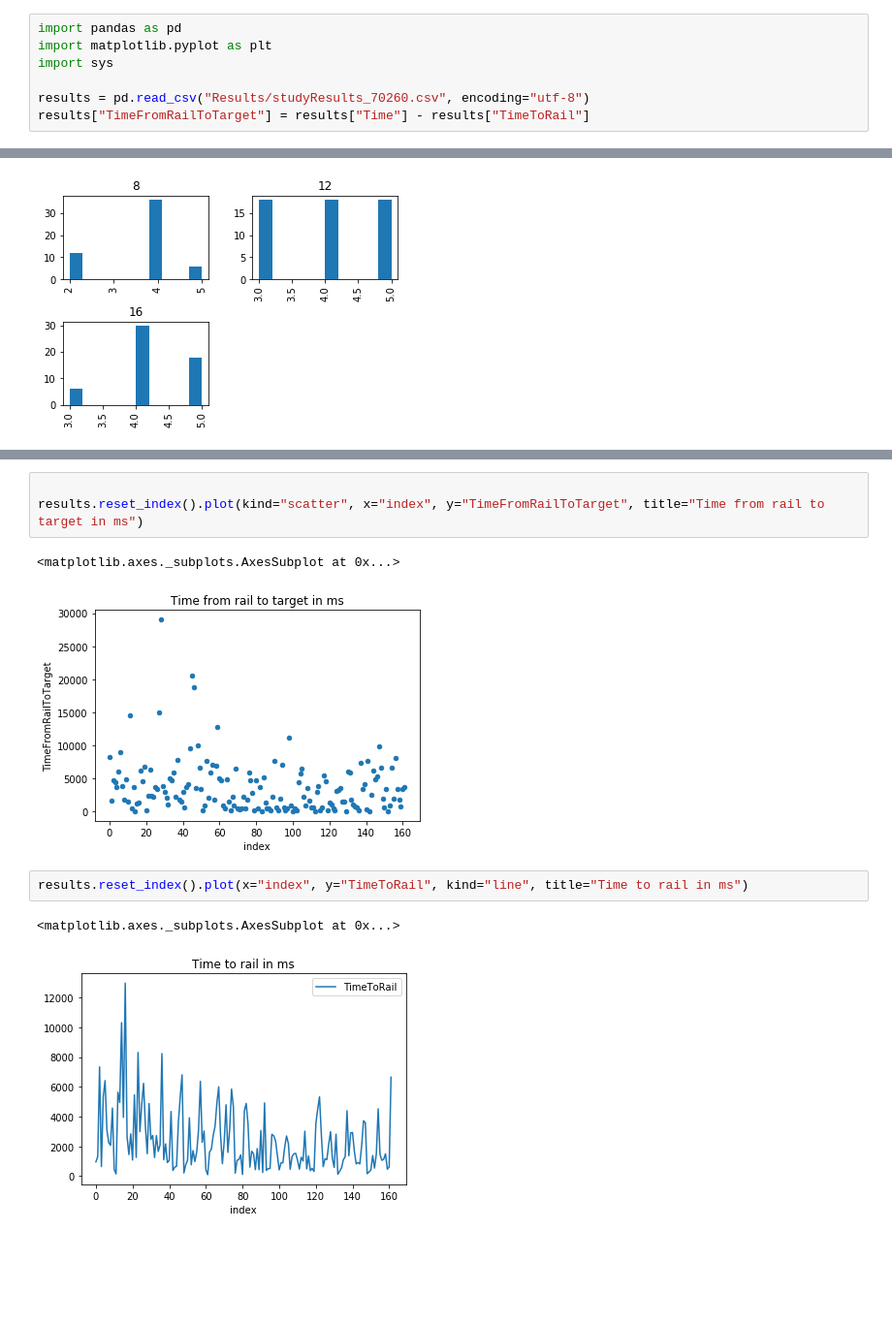
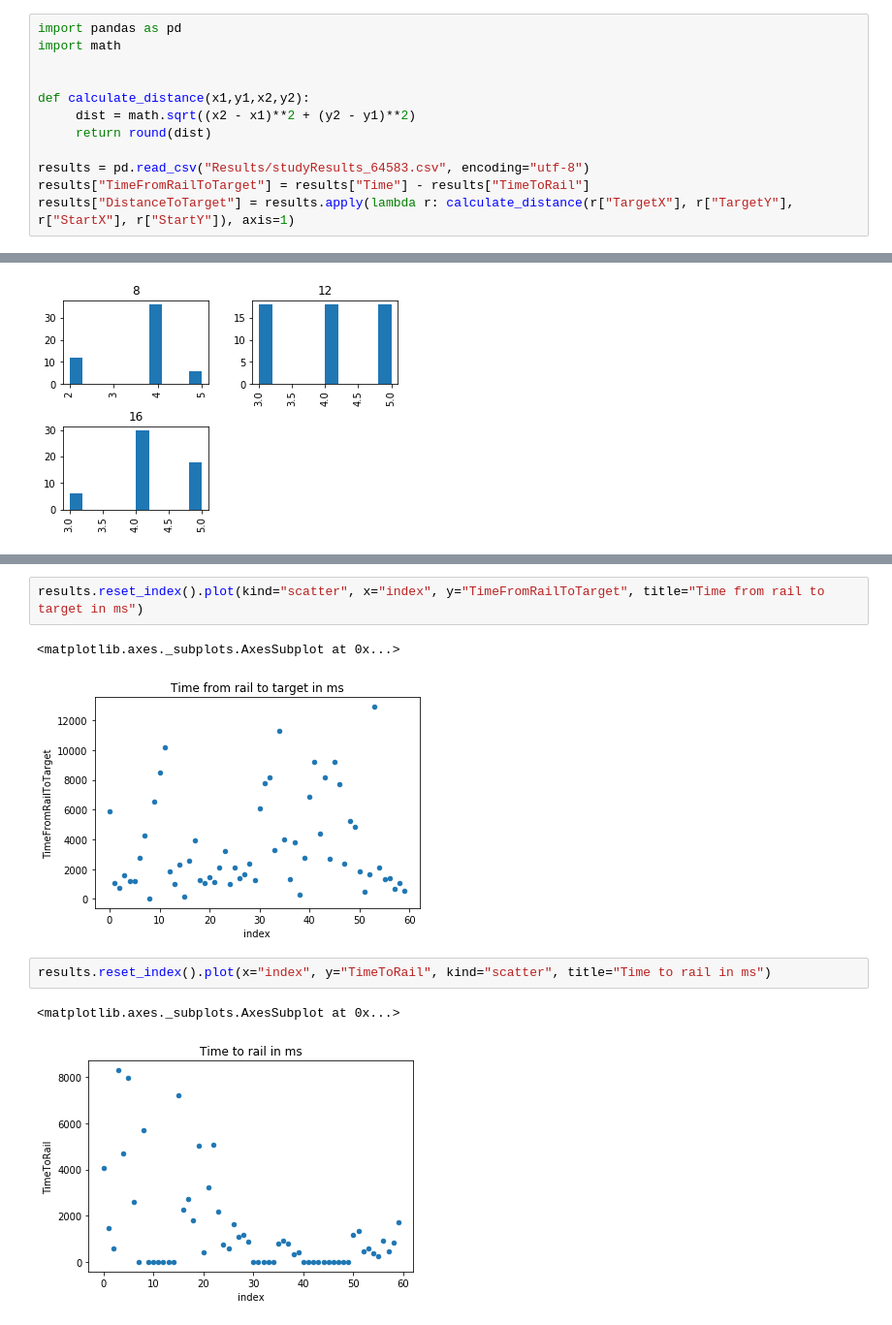
Before and after one commit to HassoPlattnerInstituteHCI/DualPanto-Rails-Study, a Jupyter notebook: Study Protocol/evaluation.ipynb, the cells around one changed output, grey strips where cells are left out. Shown: that part at 97% size. Cells and saved outputs as stored; diff of their text form; blank space fills up the shorter version.

```diff
--- a/Study Protocol/evaluation.ipynb
+++ b/Study Protocol/evaluation.ipynb
@@ -1,7 +1,12 @@
 # %%
 import pandas as pd
-import matplotlib.pyplot as plt
-import sys
+import math
 
-results = pd.read_csv("Results/studyResults_70260.csv", encoding="utf-8")
+
+def calculate_distance(x1,y1,x2,y2):
+     dist = math.sqrt((x2 - x1)**2 + (y2 - y1)**2)
+     return round(dist)
+
+results = pd.read_csv("Results/studyResults_64583.csv", encoding="utf-8")
 results["TimeFromRailToTarget"] = results["Time"] - results["TimeToRail"]
+results["DistanceToTarget"] = results.apply(lambda r: calculate_distance(r["TargetX"], r["TargetY"], r["StartX"], r["StartY"]), axis=1)
@@ -111,14 +142,13 @@ results.reset_index().plot(x="index", y="Time", kind="scatter", title="Completio
 # %%
-
 results.reset_index().plot(kind="scatter", x="index", y="TimeFromRailToTarget", title="Time from rail to target in ms")
 # %% [output]
 <matplotlib.axes._subplots.AxesSubplot at 0x...>
-[figure, old version]
+[figure, new version]
 # %%
-results.reset_index().plot(x="index", y="TimeToRail", kind="line", title="Time to rail in ms")
+results.reset_index().plot(x="index", y="TimeToRail", kind="scatter", title="Time to rail in ms")
 # %% [output]
 <matplotlib.axes._subplots.AxesSubplot at 0x...>
-[figure, old version]
+[figure, new version]
 # %%
 results.hist(by="GuideLength", column="TimeToRail", layout=[1,3], figsize=[12,6], sharex=True, bins=range(0,10000, 1000))
 # %% [output]
```
Also changed, not shown: parts of 11 cells of this notebook, 10 other files.
